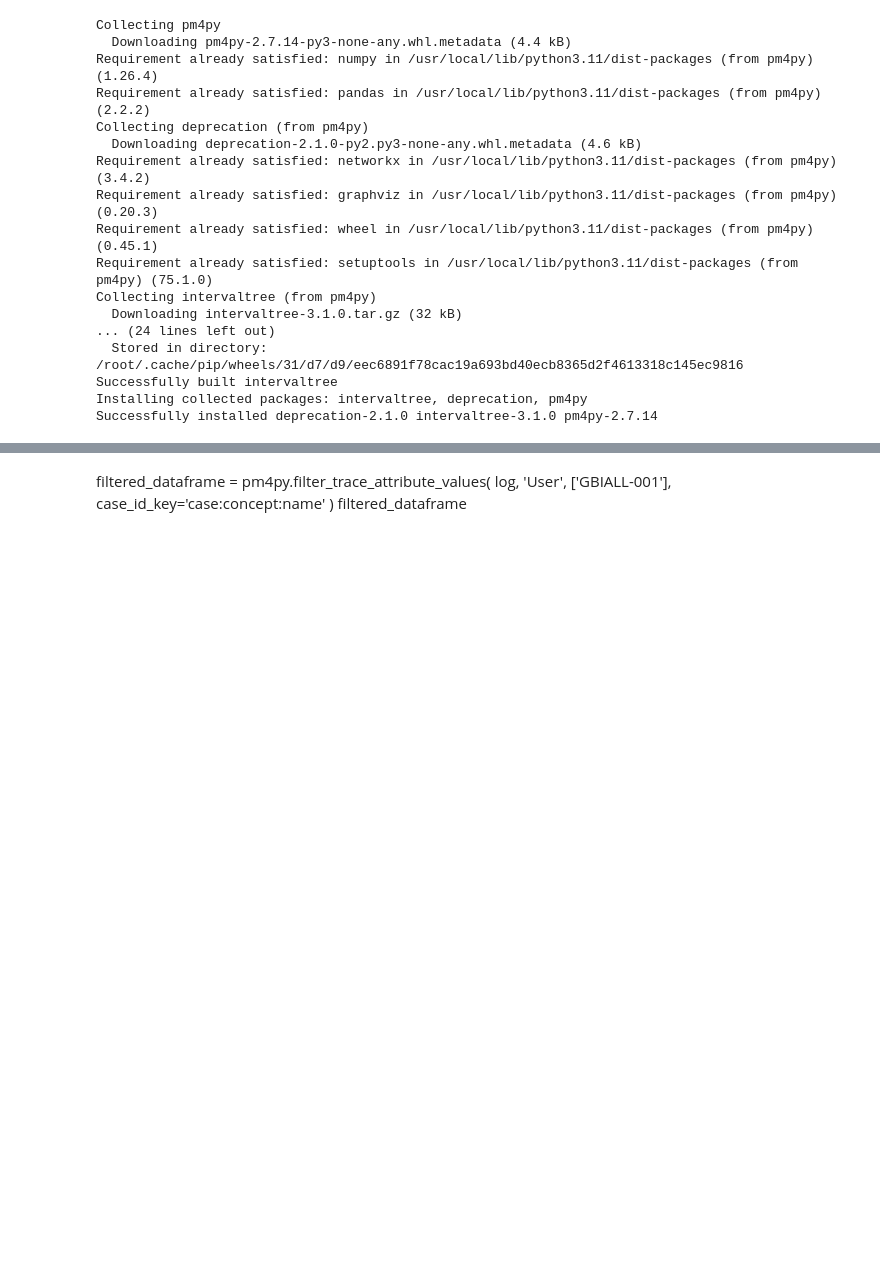
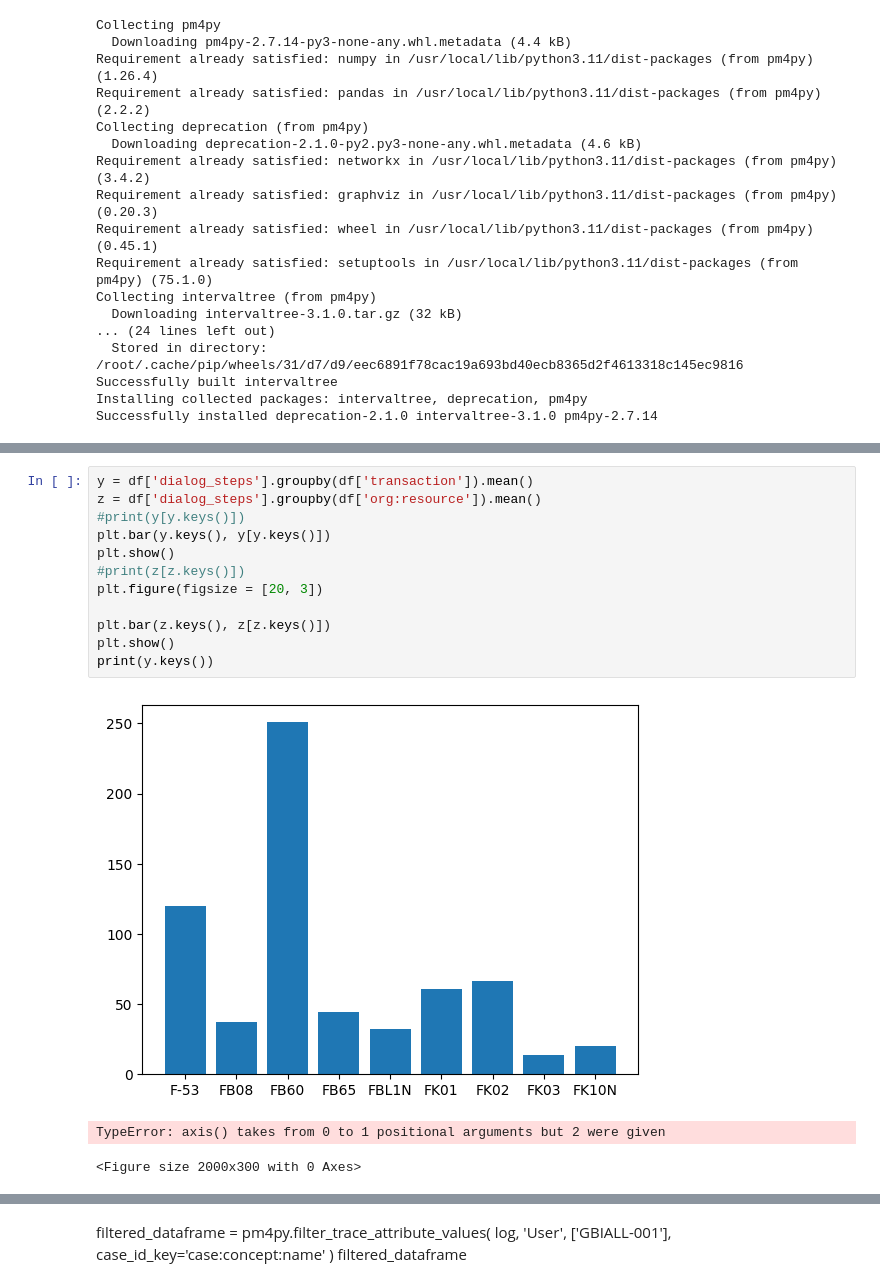
Before and after one commit to szabild/procmin2, a Jupyter notebook: procmin0314.ipynb, the cells around one changed output, grey strips where cells are left out. Drawn from its saved outputs; the diff is of its cells as text; blank space fills up the shorter version.

```diff
--- a/procmin0314.ipynb
+++ b/procmin0314.ipynb
@@ -75,0 +61,16 @@ Not patching Numba
+# %%
+y = df['dialog_steps'].groupby(df['transaction']).mean()
+z = df['dialog_steps'].groupby(df['org:resource']).mean()
+#print(y[y.keys()])
+plt.bar(y.keys(), y[y.keys()])
+plt.show()
+#print(z[z.keys()])
+plt.figure(figsize = [20, 3])
+
+plt.bar(z.keys(), z[z.keys()])
+plt.show()
+print(y.keys())
+# %% [output]
+[figure, added]
+TypeError: axis() takes from 0 to 1 positional arguments but 2 were given
+<Figure size 2000x300 with 0 Axes>
```
Also changed, not shown: parts of 2 cells of this notebook.
